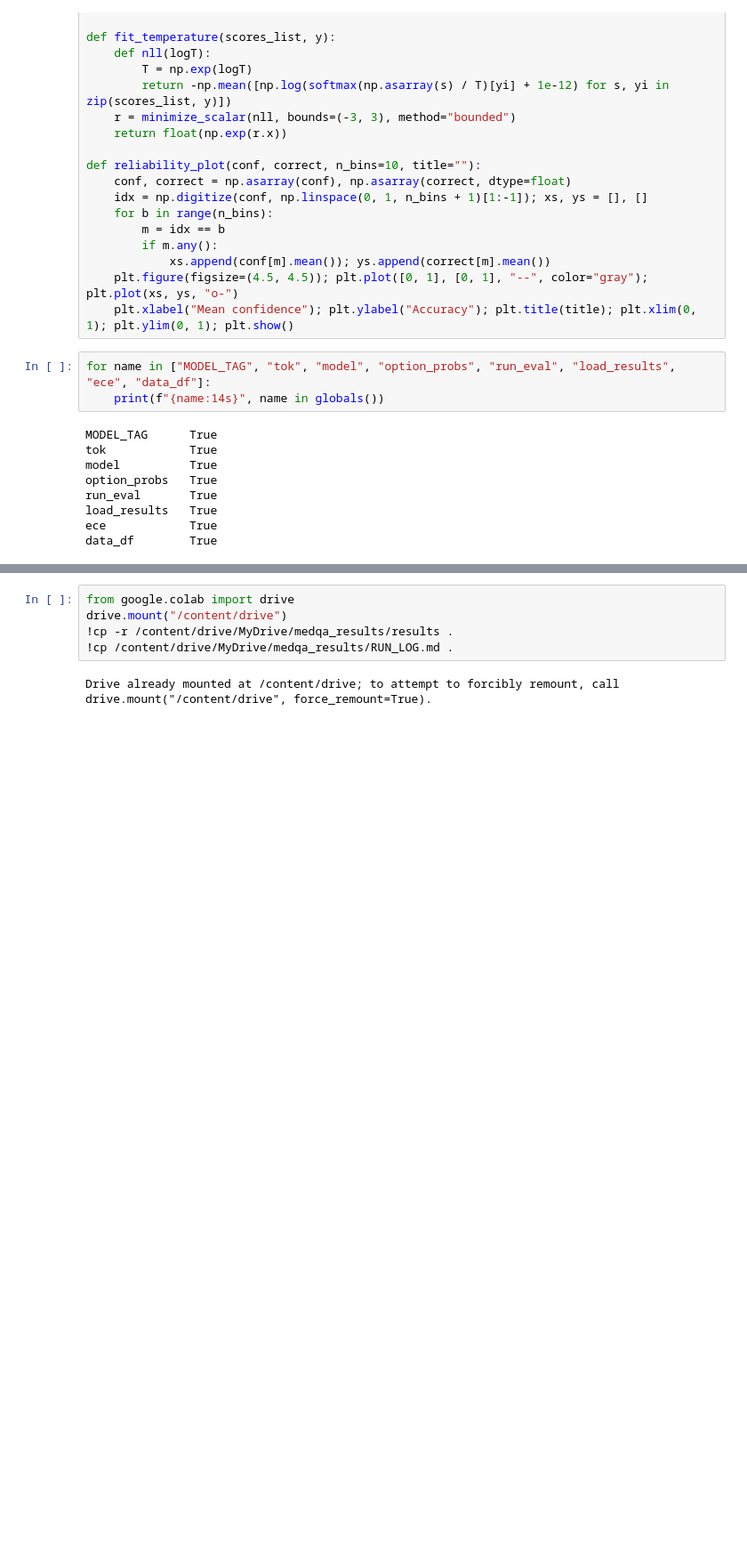
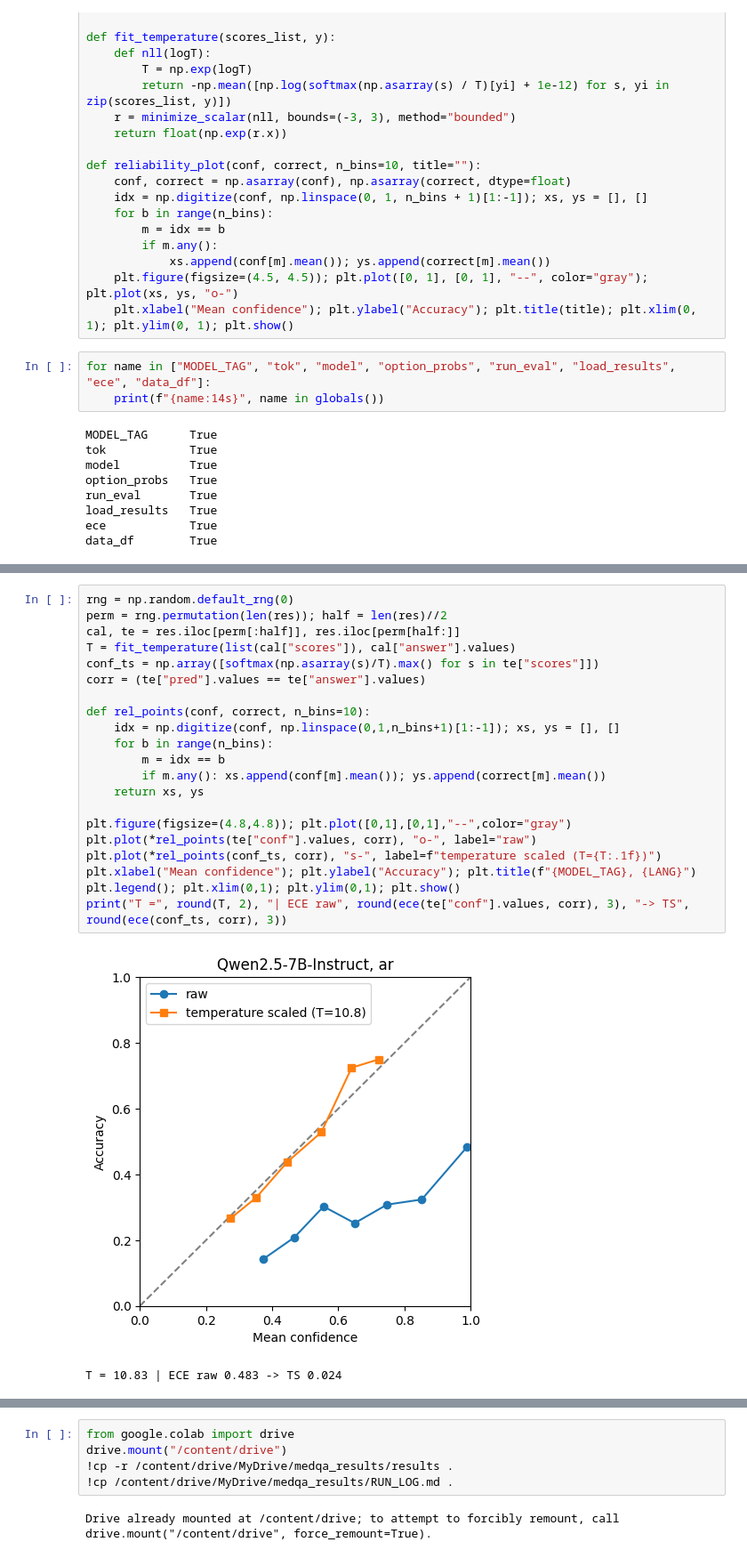
Before and after one commit to mariya7040ai/-arabic-english-medqa-uncertainty, a Jupyter notebook: Paper.ipynb, the cells around one changed output, grey strips where cells are left out. Shown at 89% size. Saved outputs shown, nothing was run; the diff lists cells and outputs as text; blank space fills up the shorter version.

```diff
--- a/Paper.ipynb
+++ b/Paper.ipynb
@@ -465,3 +505,27 @@ Brier: 0.8058  95% CI [0.7716, 0.8424]
+# %%
+rng = np.random.default_rng(0)
+perm = rng.permutation(len(res)); half = len(res)//2
+cal, te = res.iloc[perm[:half]], res.iloc[perm[half:]]
+T = fit_temperature(list(cal["scores"]), cal["answer"].values)
+conf_ts = np.array([softmax(np.asarray(s)/T).max() for s in te["scores"]])
+corr = (te["pred"].values == te["answer"].values)
+
+def rel_points(conf, correct, n_bins=10):
+    idx = np.digitize(conf, np.linspace(0,1,n_bins+1)[1:-1]); xs, ys = [], []
+    for b in range(n_bins):
+        m = idx == b
+        if m.any(): xs.append(conf[m].mean()); ys.append(correct[m].mean())
+    return xs, ys
+
+plt.figure(figsize=(4.8,4.8)); plt.plot([0,1],[0,1],"--",color="gray")
+plt.plot(*rel_points(te["conf"].values, corr), "o-", label="raw")
+plt.plot(*rel_points(conf_ts, corr), "s-", label=f"temperature scaled (T={T:.1f})")
+plt.xlabel("Mean confidence"); plt.ylabel("Accuracy"); plt.title(f"{MODEL_TAG}, {LANG}")
+plt.legend(); plt.xlim(0,1); plt.ylim(0,1); plt.show()
+print("T =", round(T, 2), "| ECE raw", round(ece(te["conf"].values, corr), 3), "-> TS", round(ece(conf_ts, corr), 3))
+# %% [output]
+[figure, added]
+T = 10.83 | ECE raw 0.483 -> TS 0.024
 # %%
 print("mean confidence: %.3f | accuracy: %.3f" % (res["conf"].mean(), metric_acc(res)))
 hi = res["conf"] > 0.99
```
Also changed, not shown: parts of 21 cells of this notebook.
